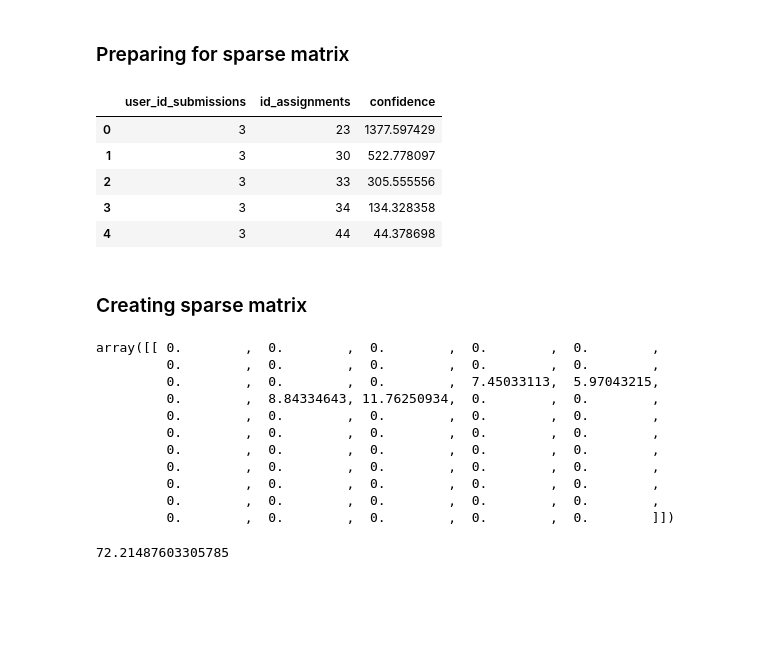
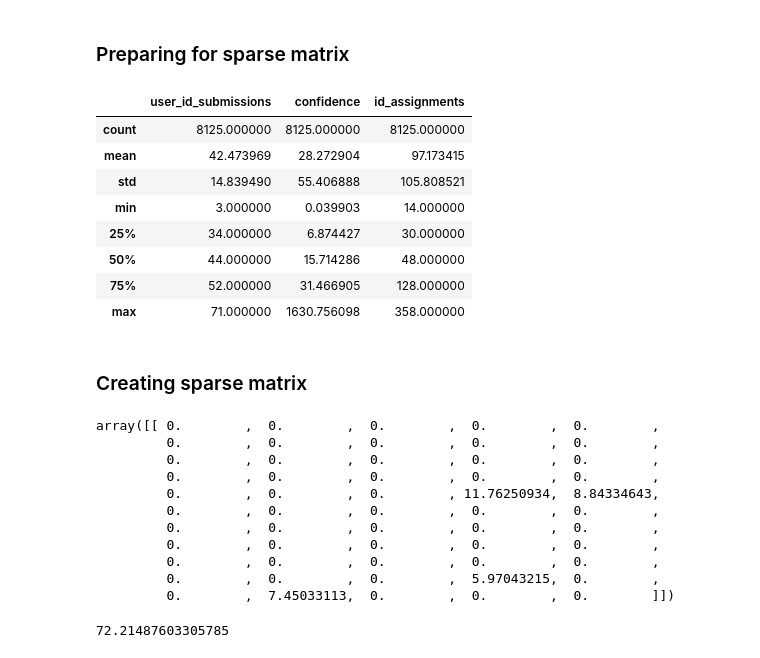
Before and after one commit to dctacademy/rec-sys-1, a Jupyter notebook: analysis/implicit/implicit-recsys-assign.ipynb, the cells around one changed output. Cells and saved outputs as stored; diff of their text form; code cells hidden in the pictures; blank space fills up the shorter version.

```diff
--- a/analysis/implicit/implicit-recsys-assign.ipynb
+++ b/analysis/implicit/implicit-recsys-assign.ipynb
@@ -211,16 +211,19 @@ user_submissions.head()
 # %% [markdown]
 ### Preparing for sparse matrix
 # %%
-user_submissions = user_submissions.groupby(['user_id_submissions', 'id_assignments']).sum()['confidence'].reset_index()
+user_submissions = user_submissions[['user_id_submissions', 'confidence', 'id_assignments']]
 user_submissions.to_csv('user_submissions.csv', index=False)
-user_submissions.head()
+user_submissions.describe()
 # %% [output]
-|  | user_id_submissions | id_assignments | confidence |
-| 0 | 3 | 23 | 1377.597429 |
-| 1 | 3 | 30 | 522.778097 |
-| 2 | 3 | 33 | 305.555556 |
-| 3 | 3 | 34 | 134.328358 |
-| 4 | 3 | 44 | 44.378698 |
+|  | user_id_submissions | confidence | id_assignments |
+| count | 8125.000000 | 8125.000000 | 8125.000000 |
+| mean | 42.473969 | 28.272904 | 97.173415 |
+| std | 14.839490 | 55.406888 | 105.808521 |
+| min | 3.000000 | 0.039903 | 14.000000 |
+| 25% | 34.000000 | 6.874427 | 30.000000 |
+| 50% | 44.000000 | 15.714286 | 48.000000 |
+| 75% | 52.000000 | 31.466905 | 128.000000 |
+| max | 71.000000 | 1630.756098 | 358.000000 |
 # %% [markdown]
 ### Creating sparse matrix
 # %%
@@ -236,15 +239,15 @@ user_assignment_sparse[1, :].toarray()
 # %% [output]
 array([[ 0.        ,  0.        ,  0.        ,  0.        ,  0.        ,
          0.        ,  0.        ,  0.        ,  0.        ,  0.        ,
-         0.        ,  0.        ,  0.        ,  7.45033113,  5.97043215,
-         0.        ,  8.84334643, 11.76250934,  0.        ,  0.        ,
+         0.        ,  0.        ,  0.        ,  0.        ,  0.        ,
+         0.        ,  0.        ,  0.        ,  0.        ,  0.        ,
+         0.        ,  0.        ,  0.        , 11.76250934,  8.84334643,
          0.        ,  0.        ,  0.        ,  0.        ,  0.        ,
          0.        ,  0.        ,  0.        ,  0.        ,  0.        ,
          0.        ,  0.        ,  0.        ,  0.        ,  0.        ,
          0.        ,  0.        ,  0.        ,  0.        ,  0.        ,
-         0.        ,  0.        ,  0.        ,  0.        ,  0.        ,
-         0.        ,  0.        ,  0.        ,  0.        ,  0.        ,
-         0.        ,  0.        ,  0.        ,  0.        ,  0.        ]])
+         0.        ,  0.        ,  0.        ,  5.97043215,  0.        ,
+         0.        ,  7.45033113,  0.        ,  0.        ,  0.        ]])
 # %%
 matrix_size = user_assignment_sparse.shape[0] * user_assignment_sparse.shape[1] # Number of possible interactions in the matrix
 num_purchases = len(user_assignment_sparse.nonzero()[0]) # Number of items interacted with
```
Also changed, not shown: parts of 5 cells of this notebook, 2 other files.
